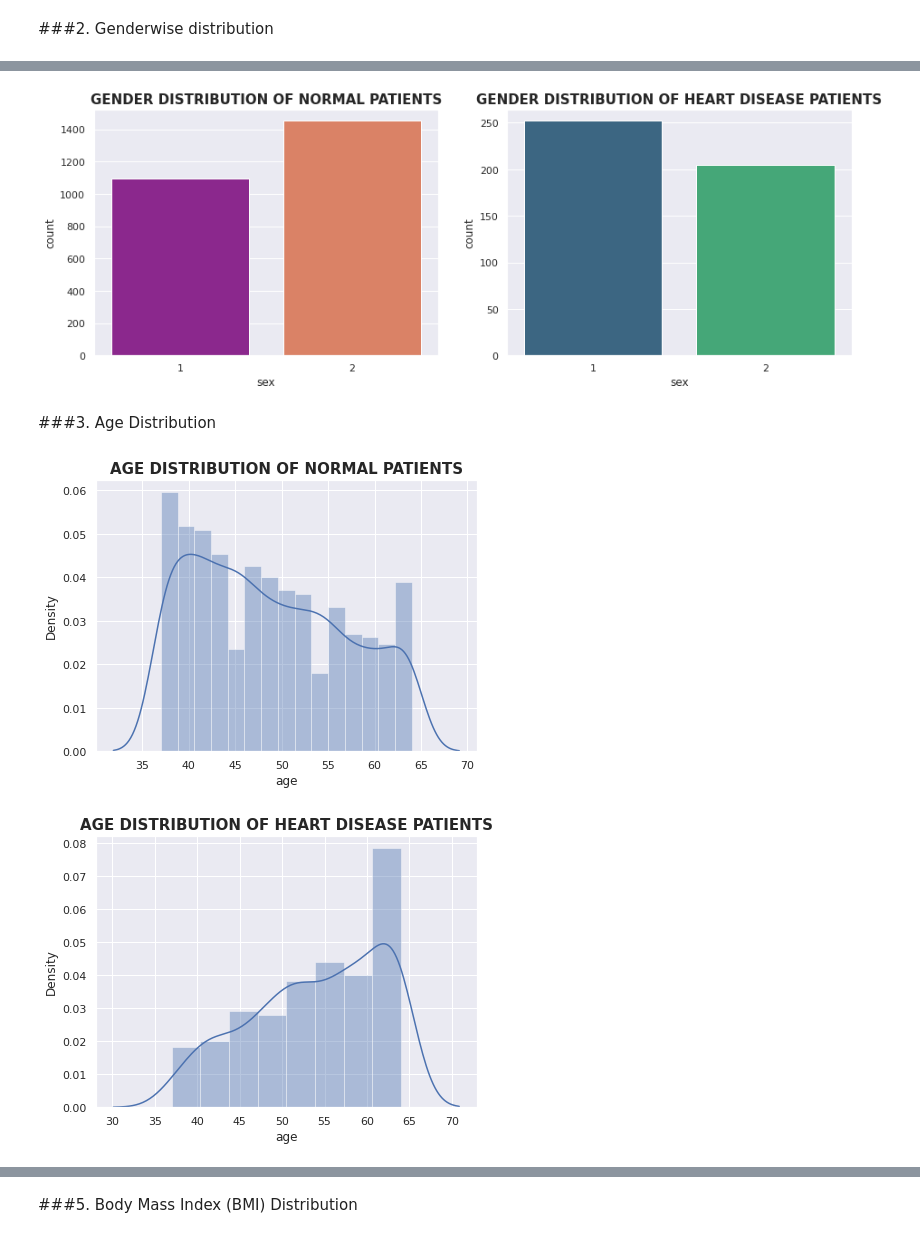
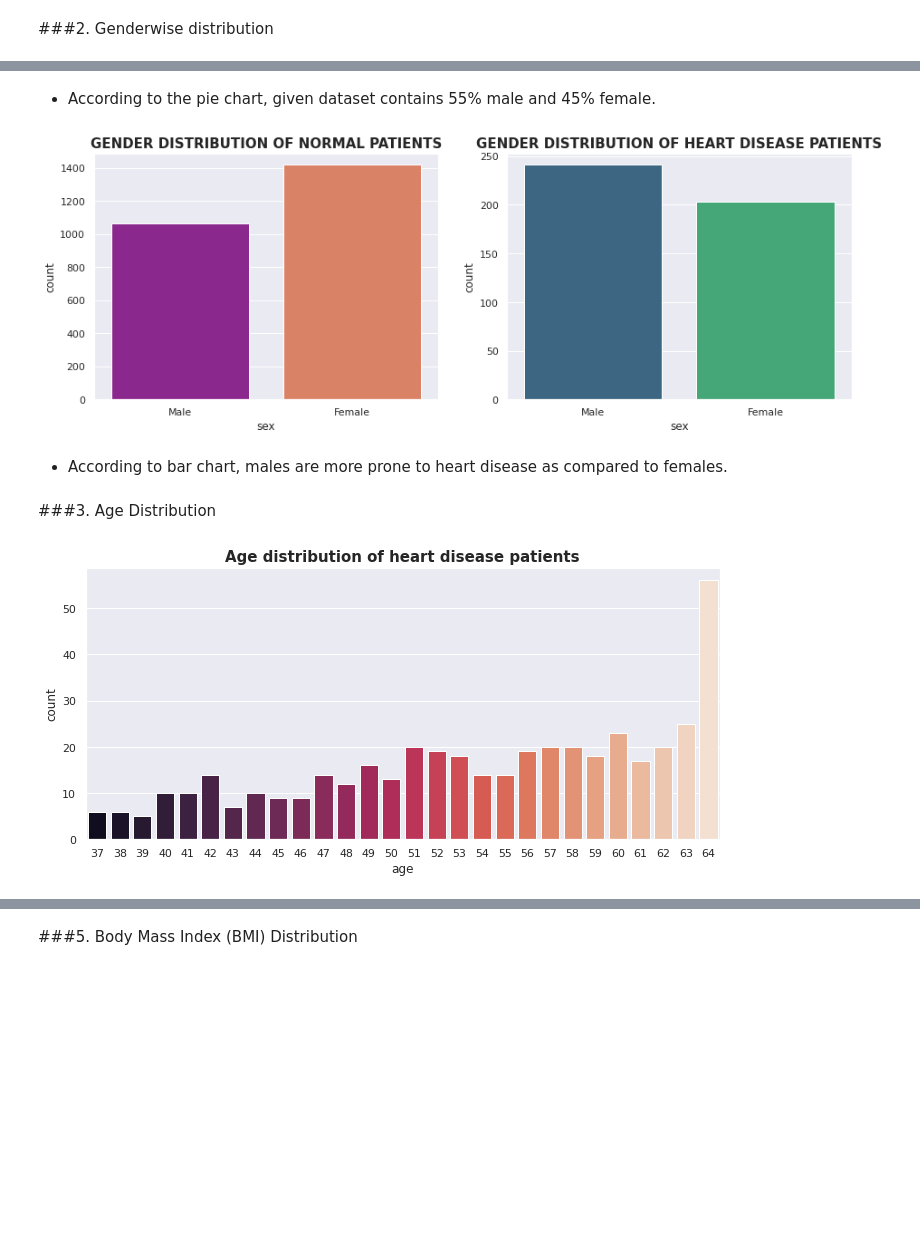
Before and after one commit to niteshavagabond/Cardiovascular-Risk-Prediction, a Jupyter notebook: Cardiovascular_Risk_Prediction.ipynb, the cells around one changed output, grey strips where cells are left out. Drawn from its saved outputs; the diff is of its cells as text; code cells hidden in the pictures; blank space fills up the shorter version.

```diff
--- a/Cardiovascular_Risk_Prediction.ipynb
+++ b/Cardiovascular_Risk_Prediction.ipynb
@@ -117,4 +123,4 @@ memory usage: 450.4+ KB
 ## 1. Droping irrelevant features
 # %%
 # droping irrelevant columns from dataset
-df.drop(['id','education'], axis=1, inplace=True) # id and education status of patients are not going to help to predict cardiovascular risk
+df.drop(['id'], axis=1, inplace=True) # id and education status of patients are not going to help to predict cardiovascular risk
@@ -296,7 +307,7 @@ df.head()
 df['is_smoking'].replace({'YES':1,'NO':0},inplace=True)
 
 # Categorical encoding for smoking column (1='M' and 2 ='F')
-df['sex'].replace({'M':1,'F':2},inplace=True)
+df['sex'].replace({'M':0,'F':1},inplace=True)
 # %% [markdown]
 ## 7. Renaming Target Variable
 # %%
@@ -350,10 +335,3 @@ calc_vif(df[[i for i in df.describe().columns if i not in ['Heart_Disease']]])
 ##Univariate analysis
 # %% [markdown]
 ### 1. Heart disease (target variable) distribution
-# %%
-# visualize the target variable
-sns.set(rc={'figure.figsize':(8,8)})
-g = sns.countplot(df['Heart_Disease'])
-print(df['Heart_Disease'].value_counts())
-g.set_xticklabels(['Heart Disease','Normal'])
-plt.show()
@@ -412,33 +383,32 @@ Text(0.5, 1.0, 'Distribution of Gender')
+# %% [markdown]
+* According to the pie chart, given dataset contains 55% male and 45% female.
 # %%
 # plotting normal patients
 fig,ax=plt.subplots(figsize=(15,5))
 ax1 = plt.subplot2grid((1,2),(0,0))
 sns.countplot(normal['sex'], palette='plasma')
+ax1.set(xticklabels = (['Male','Female']))
 plt.title('GENDER DISTRIBUTION OF NORMAL PATIENTS', fontsize=15, weight='bold' )
 
 
 #plotting heart patients
 ax1 = plt.subplot2grid((1,2),(0,1))
 sns.countplot(patient['sex'], palette='viridis')
+ax1.set(xticklabels = (['Male','Female']))
 plt.title('GENDER DISTRIBUTION OF HEART DISEASE PATIENTS', fontsize=15, weight='bold' )
 plt.show()
 # %% [output]
-[figure, old version]
+[figure, new version]
+# %% [markdown]
+* According to bar chart, males are more prone to heart disease as compared to females.
 # %% [markdown]
 ###3. Age Distribution
 # %%
-# plotting normal patients
-fig = plt.figure(figsize=(15,5))
-ax1 = plt.subplot2grid((1,2),(0,0))
-sns.distplot(normal['age'])
-plt.title('AGE DISTRIBUTION OF NORMAL PATIENTS', fontsize=15, weight='bold')
-
-fig = plt.figure(figsize=(15,5))
-ax1 = plt.subplot2grid((1,2),(0,0))
-sns.distplot(patient['age'])
-plt.title('AGE DISTRIBUTION OF HEART DISEASE PATIENTS', fontsize=15, weight='bold')
-
+#plotting heart patients
+fig,ax=plt.subplots(figsize=(25,5))
+ax1 = plt.subplot2grid((1,2),(0,1))
+sns.countplot(patient['age'], palette='rocket')
+plt.title('Age distribution of heart disease patients', fontsize=15, weight='bold' )
 plt.show()
 # %% [output]
-[figure, old version]
+[figure, new version]
-[figure, removed]
```
Also changed, not shown: parts of 153 cells of this notebook.
